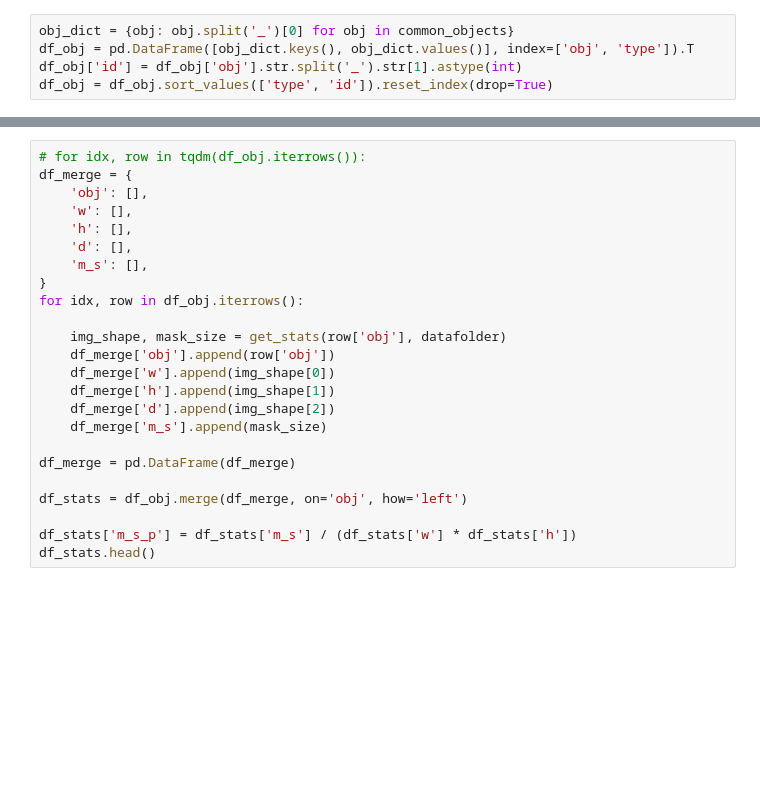
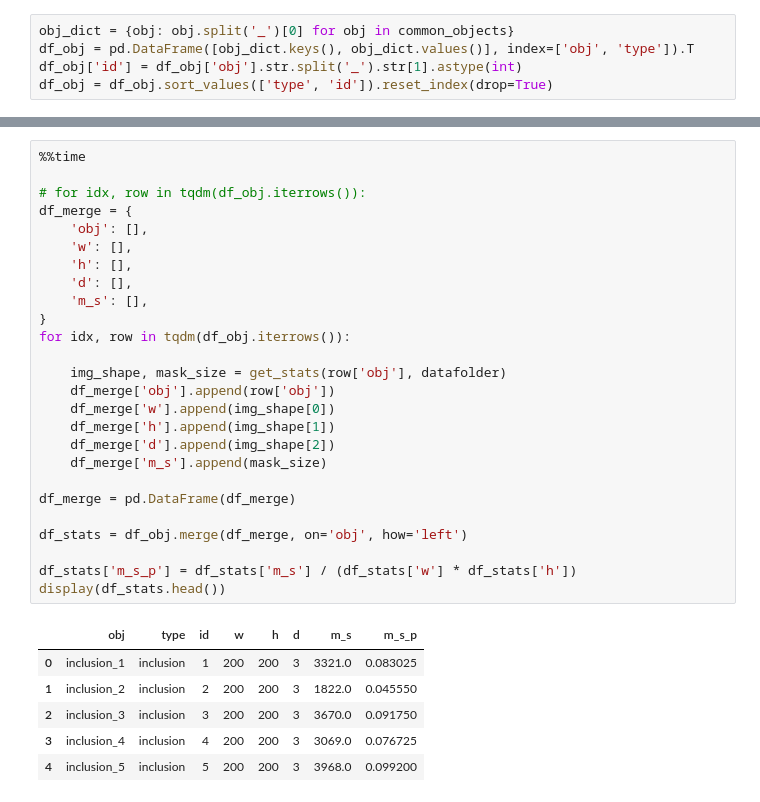
Before and after one commit to ivlucky/freelance_steel_defects, a Jupyter notebook: 1_eda.ipynb, the cells around one changed output, grey strips where cells are left out. Drawn from its saved outputs; the diff is of its cells as text; blank space fills up the shorter version.

```diff
--- a/1_eda.ipynb
+++ b/1_eda.ipynb
@@ -152,24 +211,33 @@ show_obj(object_val, datafolder)
 # %%
+%%time
+
 # for idx, row in tqdm(df_obj.iterrows()):
 df_merge = {
     'obj': [],
     'w': [],
     'h': [],
     'd': [],
     'm_s': [],
 }
-for idx, row in df_obj.iterrows():
+for idx, row in tqdm(df_obj.iterrows()):
 
     img_shape, mask_size = get_stats(row['obj'], datafolder)
     df_merge['obj'].append(row['obj'])
     df_merge['w'].append(img_shape[0])
     df_merge['h'].append(img_shape[1])
     df_merge['d'].append(img_shape[2])
     df_merge['m_s'].append(mask_size)
 
 df_merge = pd.DataFrame(df_merge)
 
 df_stats = df_obj.merge(df_merge, on='obj', how='left')
 
 df_stats['m_s_p'] = df_stats['m_s'] / (df_stats['w'] * df_stats['h'])
-df_stats.head()
+display(df_stats.head())
+# %% [output]
+|  | obj | type | id | w | h | d | m_s | m_s_p |
+| 0 | inclusion_1 | inclusion | 1 | 200 | 200 | 3 | 3321.0 | 0.083025 |
+| 1 | inclusion_2 | inclusion | 2 | 200 | 200 | 3 | 1822.0 | 0.045550 |
+| 2 | inclusion_3 | inclusion | 3 | 200 | 200 | 3 | 3670.0 | 0.091750 |
+| 3 | inclusion_4 | inclusion | 4 | 200 | 200 | 3 | 3069.0 | 0.076725 |
+| 4 | inclusion_5 | inclusion | 5 | 200 | 200 | 3 | 3968.0 | 0.099200 |
```
Also changed, not shown: parts of 20 cells of this notebook.
